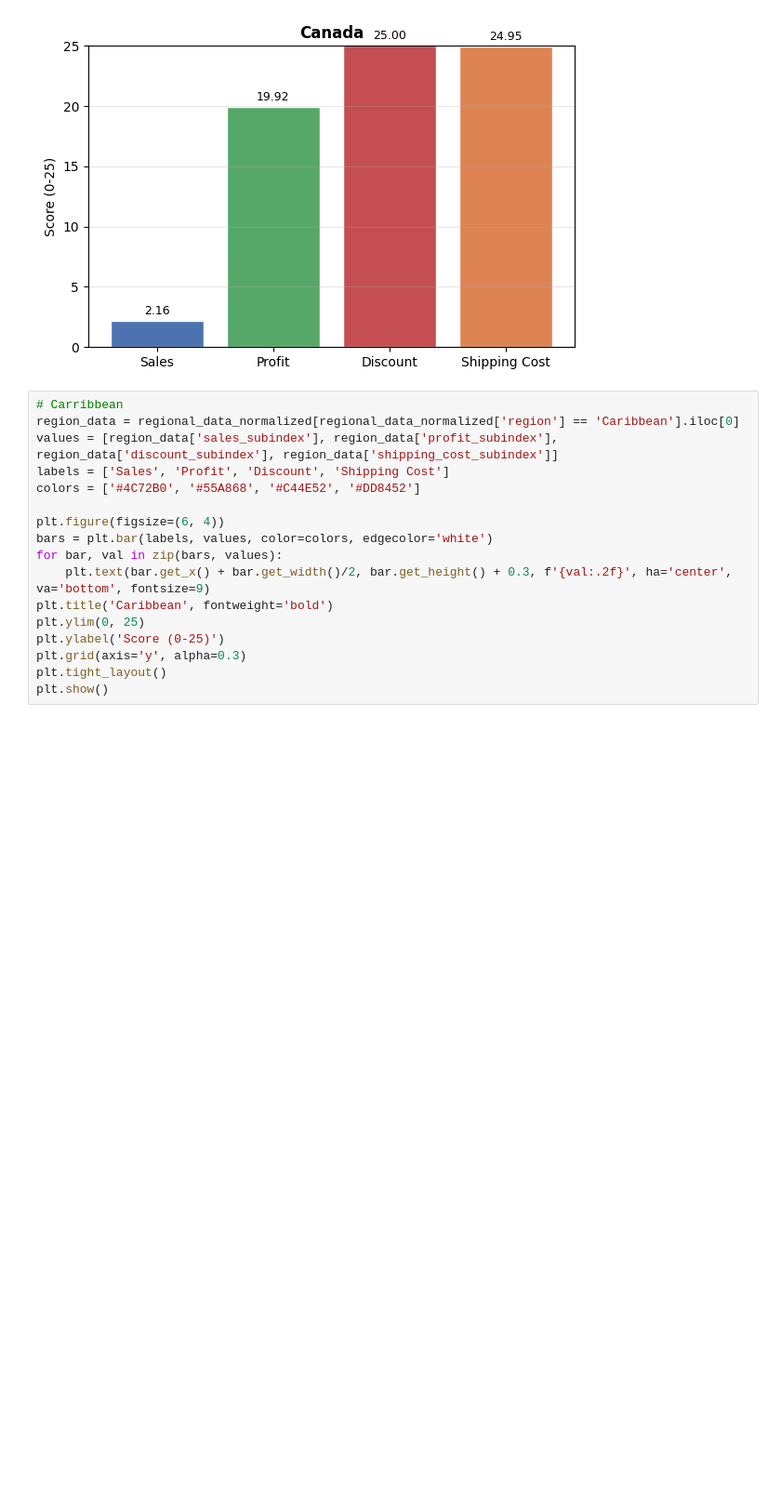
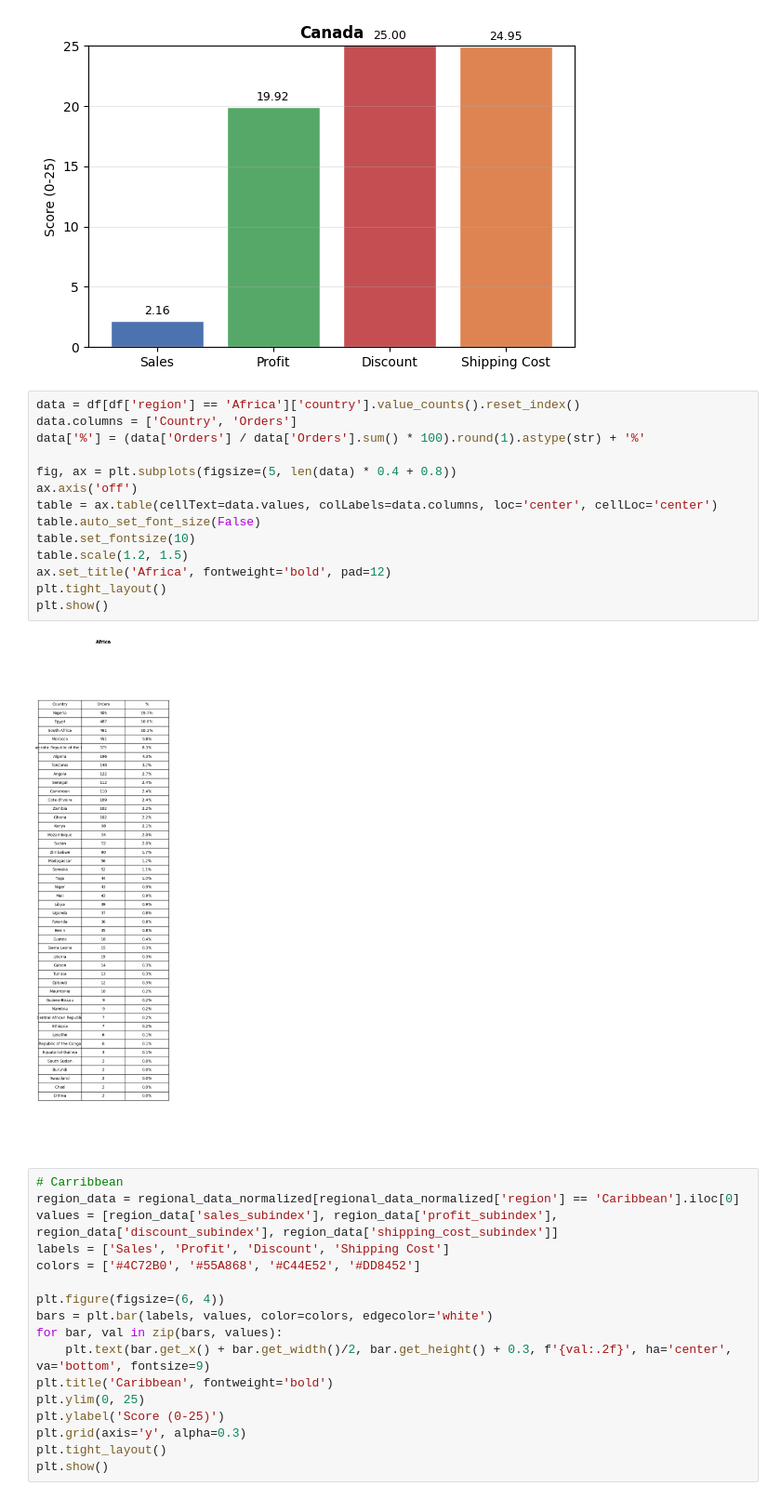
Before and after one commit to HaroldasT2/Data_Analysis_and_Visualisation_CA1, a Jupyter notebook: Indicator_analysis.ipynb, the cells around one changed output. Shown at 93% size. Cells and saved outputs as stored; diff of their text form; blank space fills up the shorter version.

Commit message:
Added Countries that participated in the region based on the percentage

```diff
--- a/Indicator_analysis.ipynb
+++ b/Indicator_analysis.ipynb
@@ -2212,6 +2212,22 @@ plt.tight_layout()
 plt.show()
 # %% [output]
 [figure]
+# %%
+data = df[df['region'] == 'Africa']['country'].value_counts().reset_index()
+data.columns = ['Country', 'Orders']
+data['%'] = (data['Orders'] / data['Orders'].sum() * 100).round(1).astype(str) + '%'
+
+fig, ax = plt.subplots(figsize=(5, len(data) * 0.4 + 0.8))
+ax.axis('off')
+table = ax.table(cellText=data.values, colLabels=data.columns, loc='center', cellLoc='center')
+table.auto_set_font_size(False)
+table.set_fontsize(10)
+table.scale(1.2, 1.5)
+ax.set_title('Africa', fontweight='bold', pad=12)
+plt.tight_layout()
+plt.show()
+# %% [output]
+[figure, added]
 # %%
 # Carribbean
 region_data = regional_data_normalized[regional_data_normalized['region'] == 'Caribbean'].iloc[0]
```
Also changed, not shown: parts of 13 cells of this notebook.
